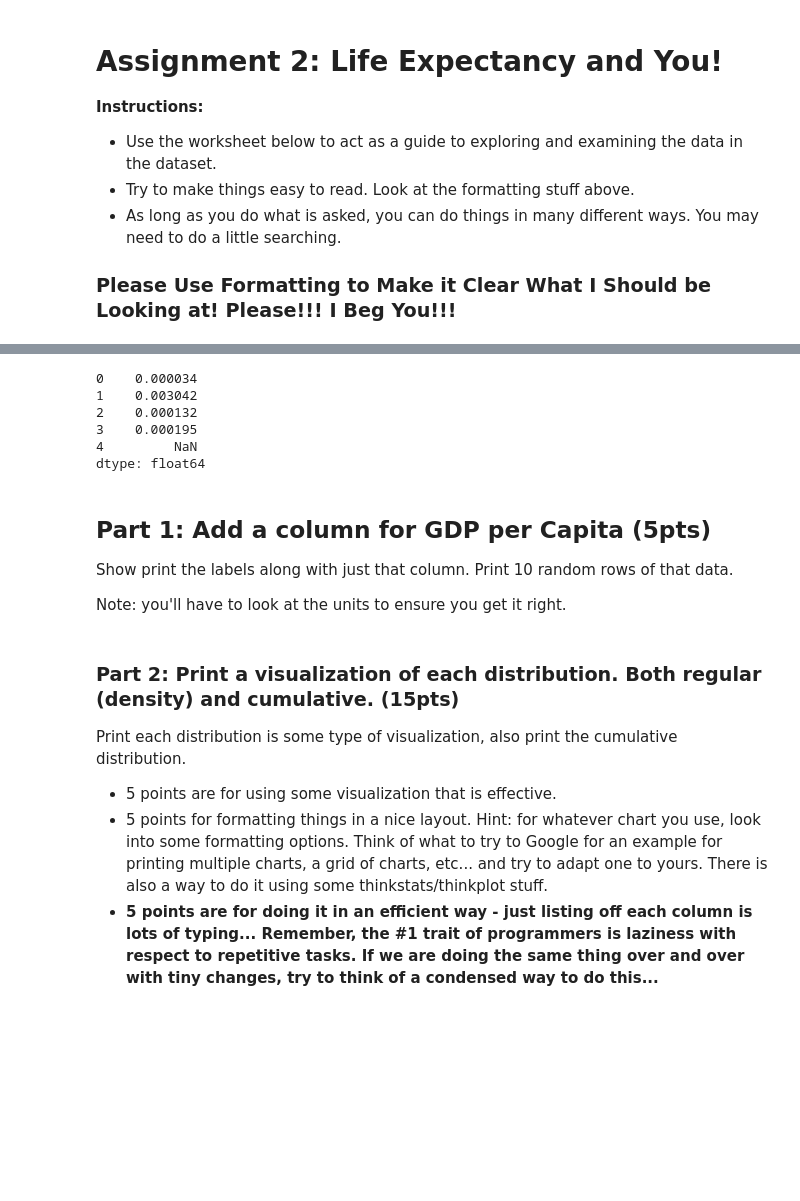
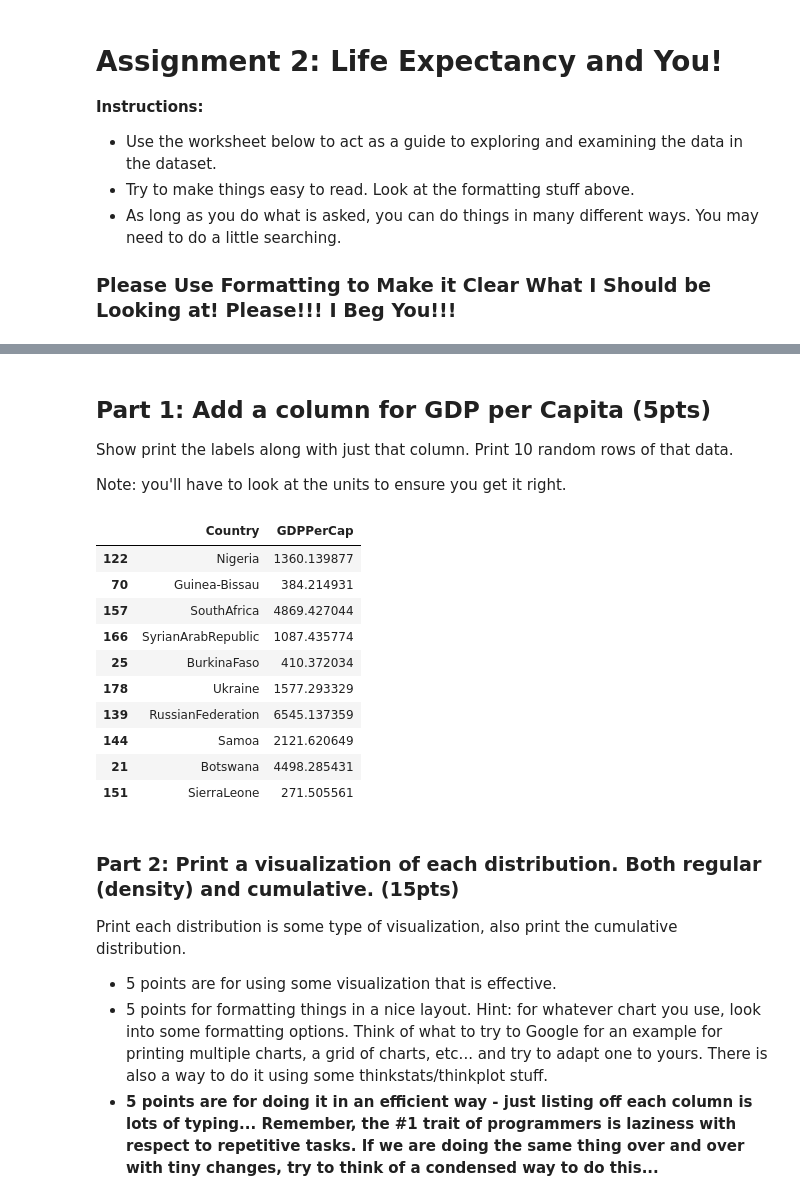
Before and after one commit to shaunmcgregor/BSIP_Assignment_2_Students, a Jupyter notebook: stats_asn_2_start.ipynb, the cells around one changed output, grey strips where cells are left out. Saved outputs shown, nothing was run; the diff lists cells and outputs as text; code cells hidden in the pictures; blank space fills up the shorter version.

```diff
--- a/stats_asn_2_start.ipynb
+++ b/stats_asn_2_start.ipynb
@@ -39,15 +39,6 @@ dfLE.head()
 | 2 | Algeria | 0.0 | 73.61875 | 108.1875 | 20.3125 | 0.406667 | 78.000000 | 1943.8750 | ... |
 | 3 | Angola | 0.0 | 49.01875 | 328.5625 | 83.7500 | 5.740667 | 70.222222 | 3561.3125 | ... |
 | 4 | AntiguaandBarbuda | 0.0 | 75.05625 | 127.5000 | 0.0000 | 7.949333 | 98.266667 | 0.0000 | ... |
-# %%
-(dfLE["GDP"]/ dfLE["Population"]).head()
-# %% [output]
-0    0.000034
-1    0.003042
-2    0.000132
-3    0.000195
-4         NaN
-dtype: float64
 # %% [markdown]
 <h2>Part 1: Add a column for GDP per Capita (5pts)</h2>
 
@@ -59,3 +48,25 @@ Note: you'll have to look at the units to ensure you get it right.
+# %%
+#Part 1
+# NaN is no bueno!
+dfLE.dropna(axis=0, inplace=True)
+
+# add the column with the math thing (maybe it's too late for this?)
+# multiply by 1 mil
+dfLE["GDPPerCapProbablyNot"] = (dfLE["GDP"]/ dfLE["Population"])
+dfLE["GDPPerCap"] = dfLE["GDP"]
+dfLE[["Country", "GDPPerCap",]].sample(10)
+# %% [output]
+|  | Country | GDPPerCap |
+| 122 | Nigeria | 1360.139877 |
+| 70 | Guinea-Bissau | 384.214931 |
+| 157 | SouthAfrica | 4869.427044 |
+| 166 | SyrianArabRepublic | 1087.435774 |
+| 25 | BurkinaFaso | 410.372034 |
+| 178 | Ukraine | 1577.293329 |
+| 139 | RussianFederation | 6545.137359 |
+| 144 | Samoa | 2121.620649 |
+| 21 | Botswana | 4498.285431 |
+| 151 | SierraLeone | 271.505561 |
 # %% [markdown]
 ### Part 2: Print a visualization of each distribution. Both regular (density) and cumulative. (15pts)
 
```
Also changed, not shown: parts of 4 cells of this notebook.
